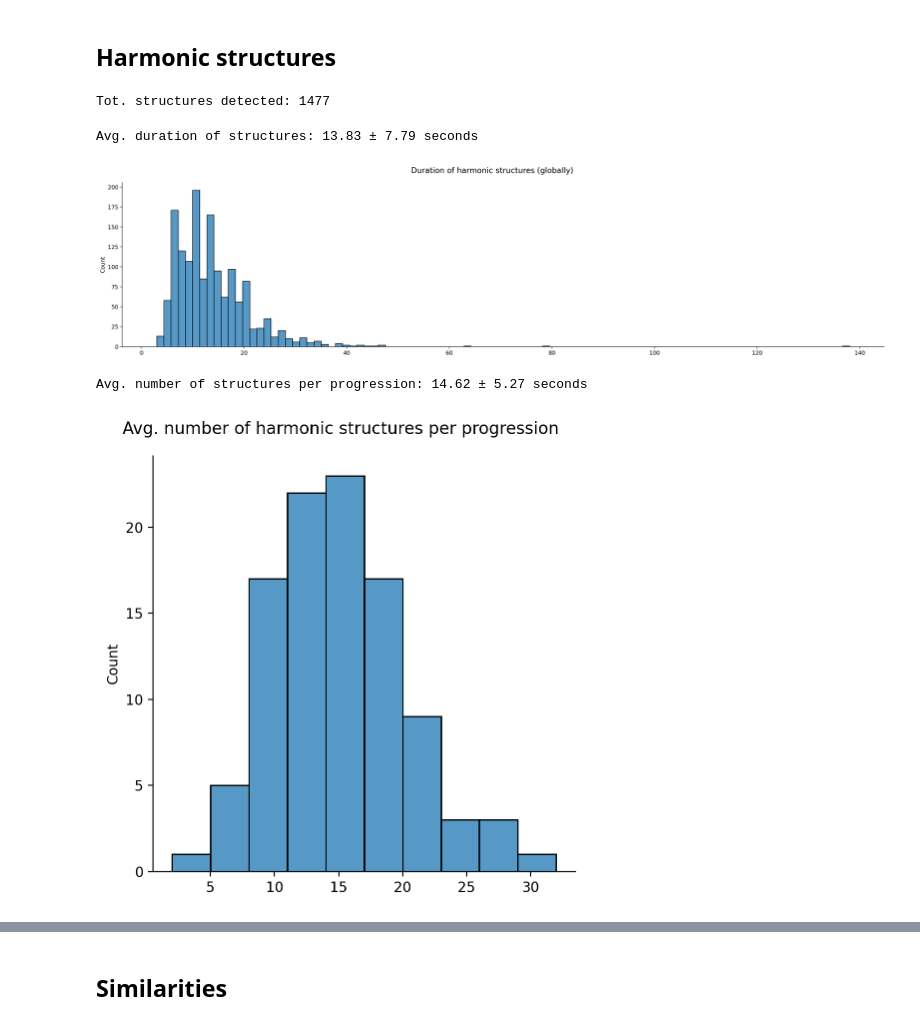
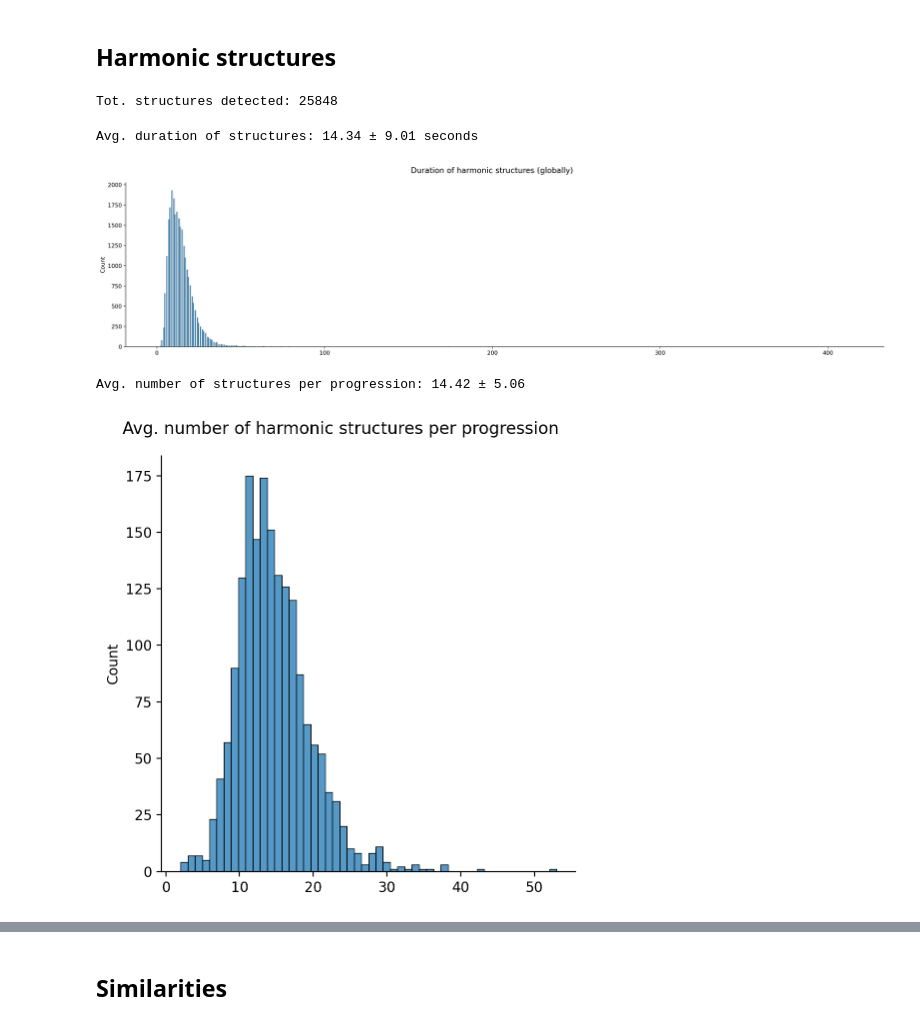
Before and after one commit to smashub/harmory, a Jupyter notebook: harmory/analysis.ipynb, the cells around one changed output, grey strips where cells are left out. Drawn from its saved outputs; the diff is of its cells as text; code cells hidden in the pictures.

```diff
--- a/harmory/analysis.ipynb
+++ b/harmory/analysis.ipynb
@@ -18,17 +18,17 @@ from similarity import HarmonicPatternFinder
 from sonification import get_harmonic_notesequence
 # %%
 # Dictionary Segment ID (ChoCo-like) to TpsTimeSeries
-hstructures = load_structures("../data/structures/")
+hstructures = load_structures("../data/structures/v1/")
 # Dictionary from Pattern ID to Segment ID
-with open("../data/similarities/pattern2id.pkl", "rb") as handle:
+with open("../data/similarities/v1/pattern2id.pkl", "rb") as handle:
     pattern2id = pickle.load(handle)
 
 # Harmonic pattern finder for search similar patterns given a query (as index or time series)
-hfinder_model = HarmonicPatternFinder(model_ckpt="../data/similarities/hfinder.pkl")
+hfinder_model = HarmonicPatternFinder(model_ckpt="../data/similarities/v1/hfinder.pkl")
 # Dataset of patterns, trivially works as map PatternID -> Pattern (time series)
 patterns = hfinder_model.get_pattern_dataset()
 # Similarity relationships (sim and same) for patterns
-simi_relations = pd.read_csv("../data/similarities/similarities.csv")
+simi_relations = pd.read_csv("../data/similarities/v1/similarities.csv")
 # %% [markdown]
 ## Harmonic structures
 # %%
@@ -37,7 +37,7 @@ segment_statistics = compute_structure_statistics(hstructures)
 
 print(f"Tot. structures detected: {segment_statistics['glob_num_structures']}")
 # %% [output]
-Tot. structures detected: 1477
+Tot. structures detected: 25848
 # %%
 print(f"Avg. duration of structures: "
       f"{segment_statistics['glob_dur_mu']:.2f} "
@@ -48,19 +48,19 @@ sax = sns.displot(segment_statistics["glob_durations"], aspect=4)
 sax.fig.suptitle("Duration of harmonic structures (globally)", size=14)
 plt.tight_layout()
 # %% [output]
-Avg. duration of structures: 13.83 ± 7.79 seconds
+Avg. duration of structures: 14.34 ± 9.01 seconds
-[figure, old version]
+[figure, new version]
 # %%
 print(f"Avg. number of structures per progression: "
       f"{np.mean(segment_statistics['num_structures_php']):.2f} "
-      f"± {np.std(segment_statistics['num_structures_php']):.2f} seconds")
+      f"± {np.std(segment_statistics['num_structures_php']):.2f}")
 
 sax = sns.displot(segment_statistics['num_structures_php'])
 sax.fig.suptitle("Avg. number of harmonic structures per progression", size=12)
 plt.tight_layout()
 # %% [output]
-Avg. number of structures per progression: 14.62 ± 5.27 seconds
+Avg. number of structures per progression: 14.42 ± 5.06
-[figure, old version]
+[figure, new version]
 # %%
 print(f"Avg. duration of structures per progression: "
       f"{np.mean(segment_statistics['dur_structures_php']):.2f} "
```
Also changed, not shown: parts of 6 cells of this notebook, 2 other files.
